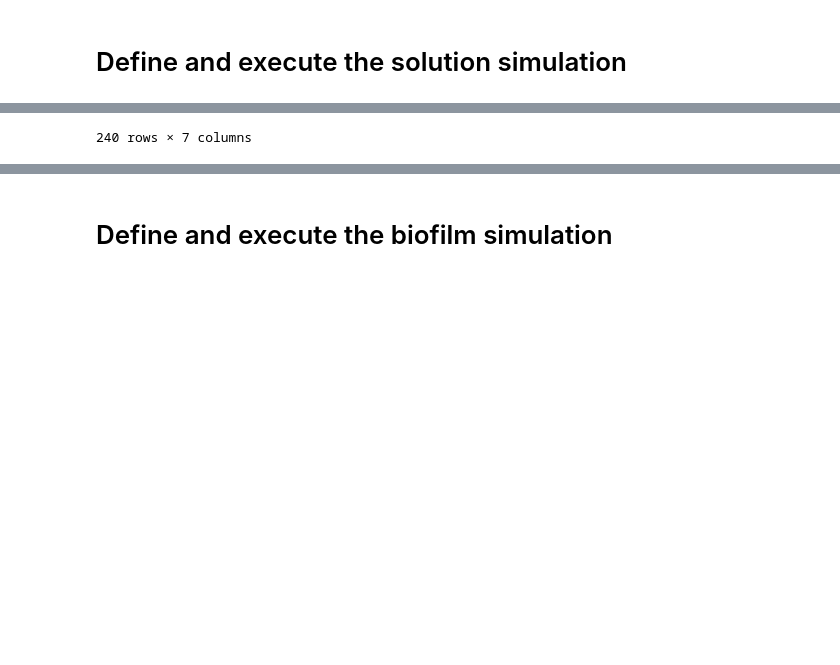
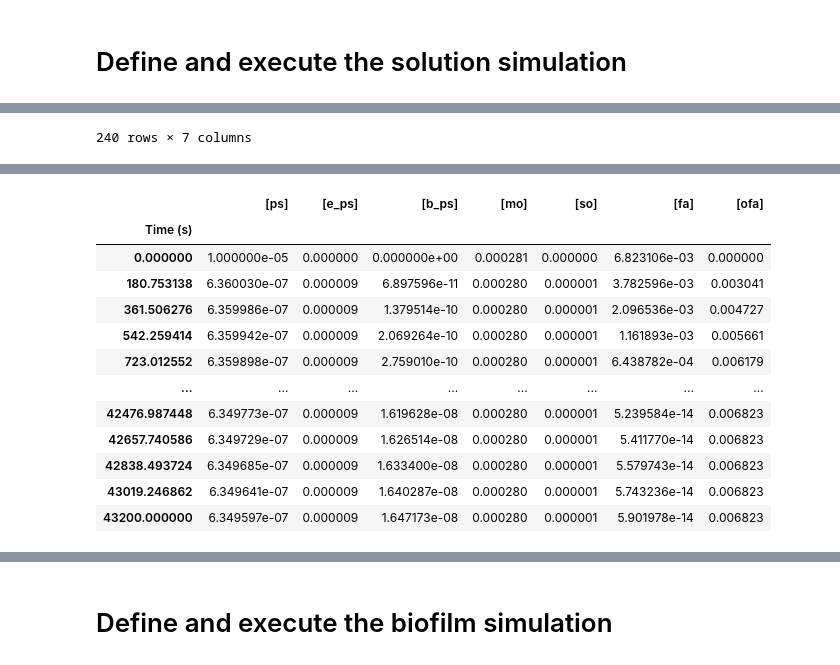
Before and after one commit to freiburgermsu/PDIpy, a Jupyter notebook: examples/Beirao_et_al/Beirao_et_al, S_aureus.ipynb, the cells around one changed output, grey strips where cells are left out. Saved outputs shown, nothing was run; the diff lists cells and outputs as text; code cells hidden in the pictures; blank space fills up the shorter version.

```diff
--- a/examples/Beirao_et_al/Beirao_et_al, S_aureus.ipynb
+++ b/examples/Beirao_et_al/Beirao_et_al, S_aureus.ipynb
@@ -47,60 +47,56 @@ print(total_length, 'Angstroms')
 # %%
 from scipy.constants import micro
 from uncertainties import ufloat
-%run ../../pdipy/core.py
+from sigfig import round
+from math import isclose
+%run ../../pdipy/pdi.py
 %matplotlib inline
-
-# define photosensitizer parameters
-photosensitizer = {
-    'name': '5,10,15,20-tetrakis(1-methylpyridinium-4-yl)porphyrin tetra-iodide',
-    'mw': {
-        'value':1186.462   # mass with iodides included, sans iodides 678.84,
-    },
-    'dimensions':{
-        'length (A)': total_length,
-        'width (A)': total_length,
-        'depth (A)': 1.5,
-        'shape': 'disc',
-    }
-}
-
-# define the light parameters
-irradiance = 4
-light_source = {
-    'name': 'OSRAM 2\' 18W/840 lamps',
-    "visible_proportion": {
-      "value": (700-390)/(700-380),
-    }
-}
-
-
-# define general parameters
-bacterial_cfu_ml = 1E8
-total_time = 720
-bacterial_specie = 'S_aureus'
-photosensitizer_molars = [5*micro, 10*micro, 20*micro]
 
 # execute the simulation
 target_reduction = 7.6
-for photosensitizer_molar in photosensitizer_molars:
-    export_name = f'Beirao_et_al, {int(photosensitizer_molar/micro)} uM solution'
-
-    pdi = PDIBacterialPkg(total_time, verbose = True, jupyter = True)
-    pdi.define_bacterium(bacterial_specie, bacterial_cfu_ml)
-    pdi.define_photosensitizer(photosensitizer, photosensitizer_molar)
-    pdi.define_light(light_source, irradiance)
-    pdi.simulate(display_fa_oxidation = True)
-    pdi.export(export_name)
+for photosensitizer_molar in [5*micro, 10*micro, 20*micro]:
+    pdi = PDI(verbose = True, jupyter = True)
+    pdi.define_conditions(
+        bacterial_specie = 'S_aureus',
+        bacterial_cfu_ml = 1E8,
+        photosensitizer = '5,10,15,20-tetrakis(1-methylpyridinium-4-yl)porphyrin tetra-iodide',
+        photosensitizer_characteristics = {
+            'formula': {
+                'value': 'C44_H38_N8_I4'   # mass with iodides included, sans iodides 678.84,
+            },
+            'dimensions':{
+                'length (A)': total_length,
+                'width (A)': total_length,
+                'depth (A)': 1.5,
+                'shape': 'disc',
+            }
+        },
+        photosensitizer_molar = photosensitizer_molar,
+        light_source = 'OSRAM 2\' 18W/840 lamps',
+        light_characteristics = {
+            "visible_proportion": {
+              "value": (700-390)/(700-380),
+            }
+        },
+        measurement = {
+            'irradiance': 4
+        }
+    )
+    pdi.simulate(
+        export_name = f'Beirao_et_al, {int(photosensitizer_molar/micro)} uM solution',
+        figure_title = f'{round(photosensitizer_molar, 3)} M',
+        display_fa_oxidation = True,
+        export_contents = True
+    )
     display(pdi.processed_data)
 
     # affirm the accuracy of the prediction
-    value, unit = pdi.data_parsing(target_reduction)
+    value, unit = pdi.parse_data(target_reduction)
     if value is not None:
         actual_value = 1
-        tolerance = actual_value*0.5
-        acceptable_range = [actual_value-tolerance, actual_value+tolerance]
+        tolerance = actual_value/2
         acceptable_range_float = ufloat(actual_value, tolerance)
-        if acceptable_range[0] < value < acceptable_range[1]:
+        if isclose(value, actual_value, rel_tol=tolerance):
             print(f'The prediction of {value} is within the {acceptable_range_float} tolerance of the actual value.')
         else:
             print(f'--> ERROR: The prediction of {value} is not within the {acceptable_range_float} tolerance of the actual value.')
@@ -208,0 +217,13 @@ warning: 5 significant figures requested from number with only 2 significant fig
+|  | [ps] | [e_ps] | [b_ps] | [mo] | [so] | [fa] | [ofa] |
+| Time (s) |  |  |  |  |  |  |  |
+| 0.000000 | 1.000000e-05 | 0.000000 | 0.000000e+00 | 0.000281 | 0.000000 | 6.823106e-03 | 0.000000 |
+| 180.753138 | 6.360030e-07 | 0.000009 | 6.897596e-11 | 0.000280 | 0.000001 | 3.782596e-03 | 0.003041 |
+| 361.506276 | 6.359986e-07 | 0.000009 | 1.379514e-10 | 0.000280 | 0.000001 | 2.096536e-03 | 0.004727 |
+| 542.259414 | 6.359942e-07 | 0.000009 | 2.069264e-10 | 0.000280 | 0.000001 | 1.161893e-03 | 0.005661 |
+| 723.012552 | 6.359898e-07 | 0.000009 | 2.759010e-10 | 0.000280 | 0.000001 | 6.438782e-04 | 0.006179 |
+| ... | ... | ... | ... | ... | ... | ... | ... |
+| 42476.987448 | 6.349773e-07 | 0.000009 | 1.619628e-08 | 0.000280 | 0.000001 | 5.239584e-14 | 0.006823 |
+| 42657.740586 | 6.349729e-07 | 0.000009 | 1.626514e-08 | 0.000280 | 0.000001 | 5.411770e-14 | 0.006823 |
+| 42838.493724 | 6.349685e-07 | 0.000009 | 1.633400e-08 | 0.000280 | 0.000001 | 5.579743e-14 | 0.006823 |
+| 43019.246862 | 6.349641e-07 | 0.000009 | 1.640287e-08 | 0.000280 | 0.000001 | 5.743236e-14 | 0.006823 |
+| 43200.000000 | 6.349597e-07 | 0.000009 | 1.647173e-08 | 0.000280 | 0.000001 | 5.901978e-14 | 0.006823 |
```
Also changed, not shown: parts of 2 cells of this notebook, 32 other files.
